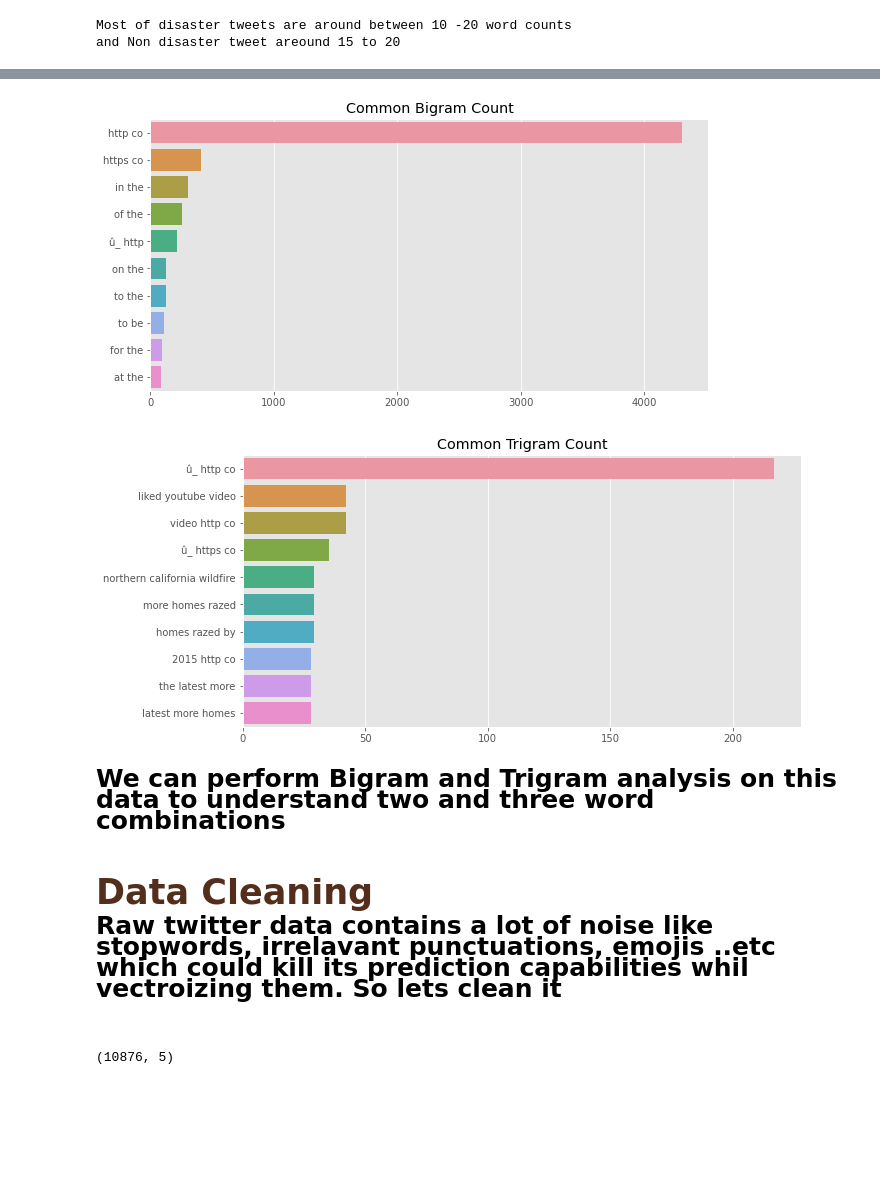
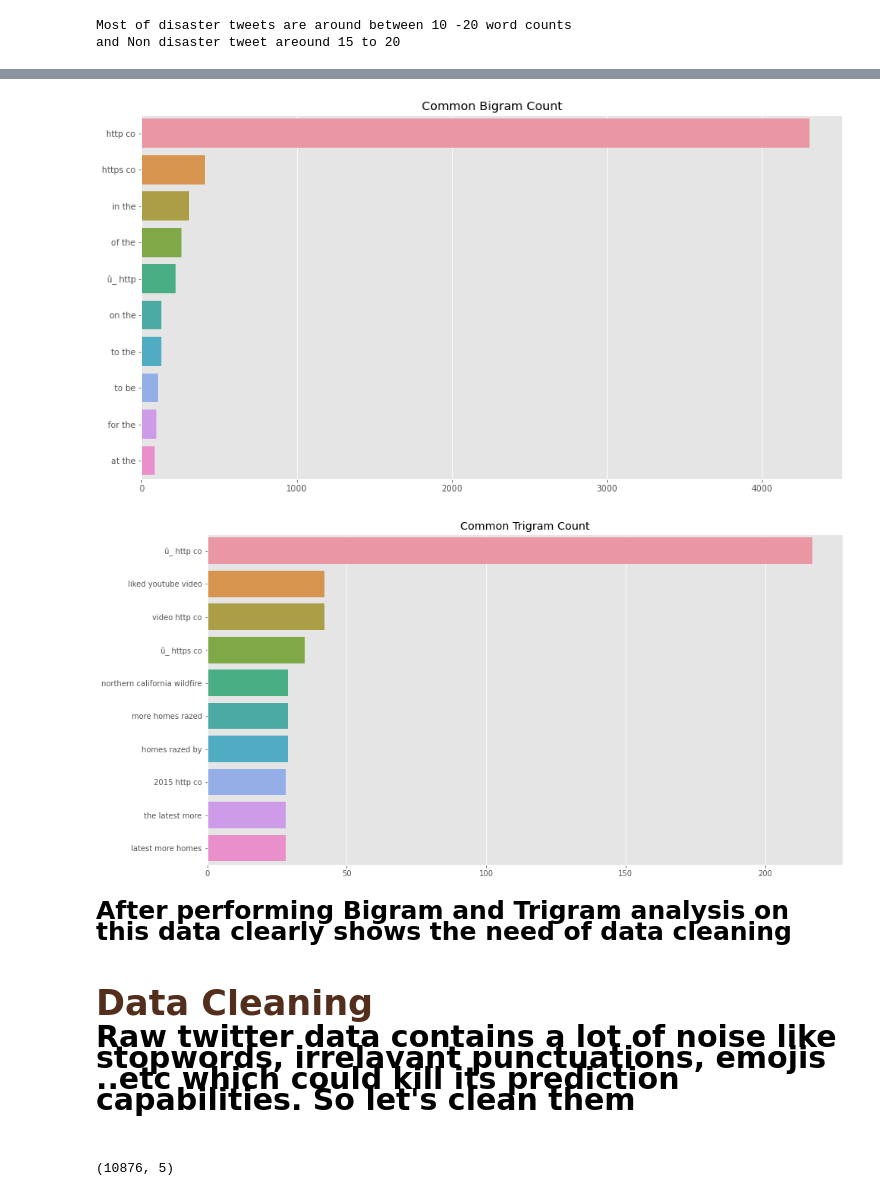
Before and after one commit to Kannank97/Introduction-to-Data-Science-with-Python, a Jupyter notebook: FDP_DataScience.ipynb, the cells around one changed output, grey strips where cells are left out. Saved outputs shown, nothing was run; the diff lists cells and outputs as text; code cells hidden in the pictures; blank space fills up the shorter version.

```diff
--- a/FDP_DataScience.ipynb
+++ b/FDP_DataScience.ipynb
@@ -1269,27 +1372,29 @@ def get_top_tweet_bigrams(corpus, gram=2, n=None):
     words_freq =sorted(words_freq, key = lambda x: x[1], reverse=True)
     return words_freq[:n]
 # %%
-plt.figure(figsize=(10,5))
+#count of common bigrams
+plt.figure(figsize=(15,8))
 top_tweet_bigrams=get_top_tweet_bigrams(tweet['text'], gram=2)[:10]
 x,y=map(list,zip(*top_tweet_bigrams))
 sns.barplot(x=y,y=x).set_title("Common Bigram Count")
 plt.show()
 # %% [output]
-[figure, old version]
+[figure, new version]
 # %%
-plt.figure(figsize=(10,5))
+#count of common trigrams
+plt.figure(figsize=(15,8))
 top_tweet_trigrams=get_top_tweet_bigrams(tweet['text'], gram=3)[:10]
 x,y=map(list,zip(*top_tweet_trigrams))
 sns.barplot(x=y,y=x).set_title("Common Trigram Count")
 plt.show()
 # %% [output]
-[figure, old version]
+[figure, new version]
 # %% [markdown]
-<p style = "font-size : 25px; font-family : 'Times New Roman'; border-radius: 5px 5px;"><strong>We can perform Bigram and Trigram analysis on this data to understand two and three word combinations</strong></p><br/>
+<p style = "font-size : 25px; font-family : 'Times New Roman'; border-radius: 5px 5px;"><strong>After performing Bigram and Trigram analysis on this data clearly shows the need of data cleaning</strong></p><br/>
 # %% [markdown]
 <p style = "font-size : 35px; color : #532e1c ; font-family : 'Times New Roman'; "><strong>Data Cleaning</strong></p>
 
-<p style = "font-size : 25px; font-family : 'Times New Roman'; border-radius: 5px 5px;"><strong>Raw twitter data contains a lot of noise like stopwords, irrelavant punctuations, emojis ..etc which could kill its prediction capabilities whil vectroizing them. So lets clean it</strong></p><br/>
+<p style = "font-size : 30px; font-family : 'Times New Roman'; border-radius: 5px 5px;"><strong>Raw twitter data contains a lot of noise like stopwords, irrelavant punctuations, emojis ..etc which could kill its prediction capabilities. So let's clean them</strong></p><br/>
 # %%
 df=pd.concat([tweet,test])
 df.shape
```
Also changed, not shown: parts of 113 cells of this notebook.
